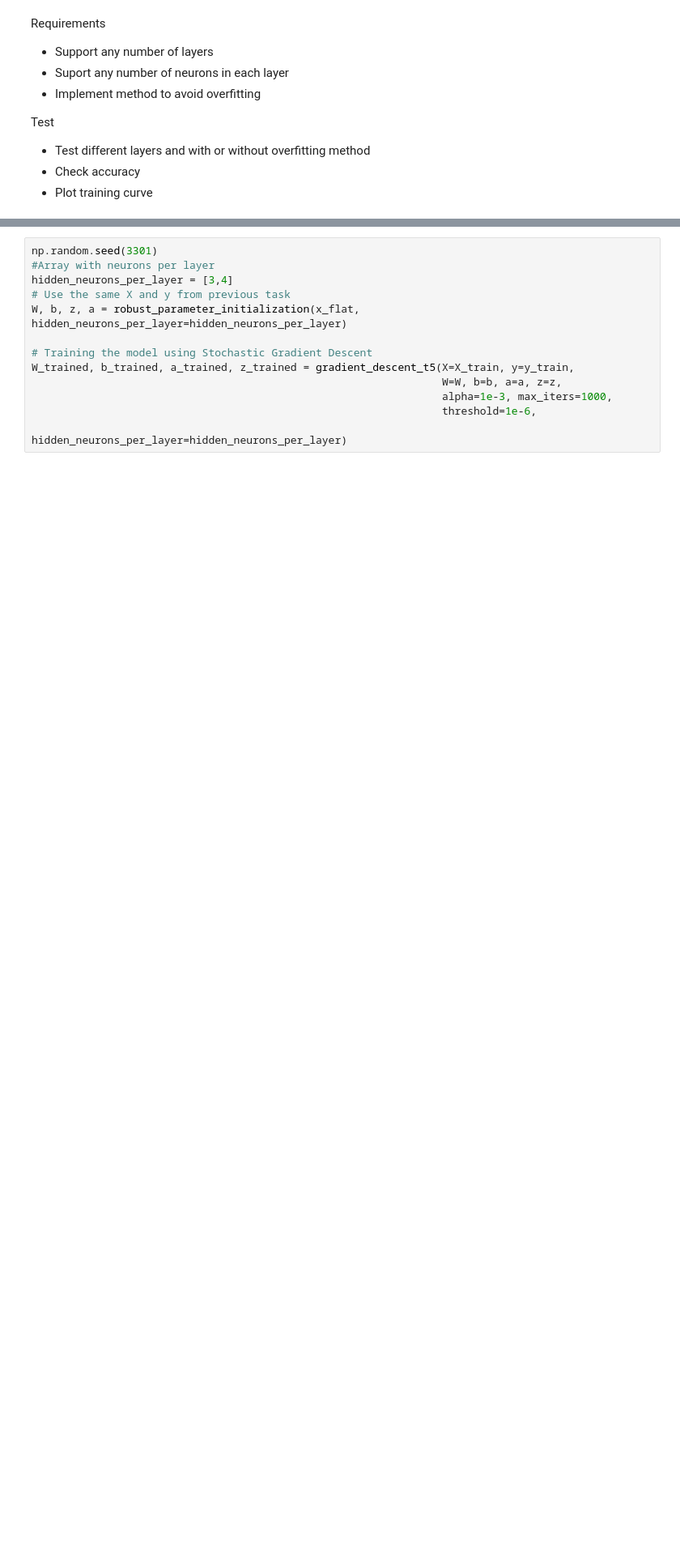
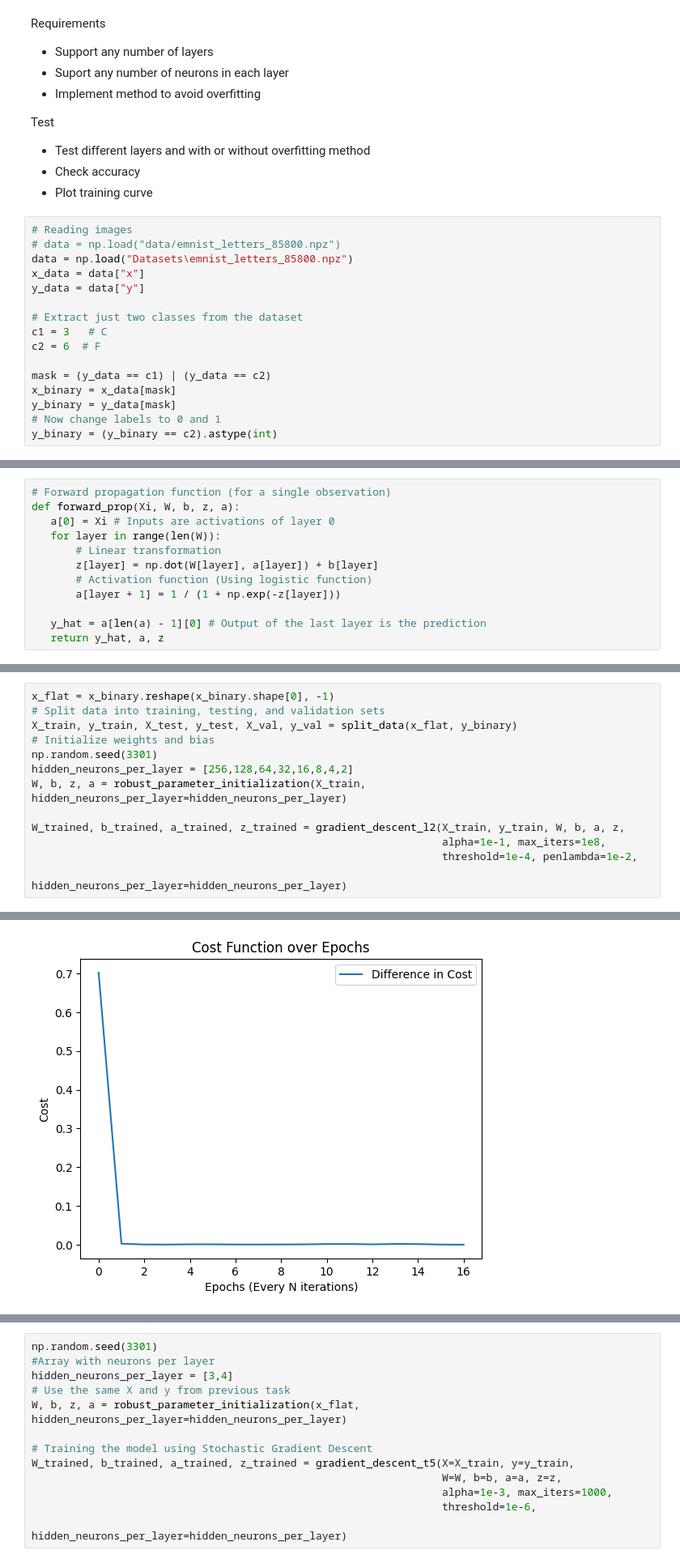
Before and after one commit to JulienJessmon/DeepLearning1, a Jupyter notebook: Assignment1.ipynb, the cells around one changed output, grey strips where cells are left out. Shown at 81% size. Saved outputs shown, nothing was run; the diff lists cells and outputs as text; blank space fills up the shorter version.

```diff
--- a/Assignment1.ipynb
+++ b/Assignment1.ipynb
@@ -656,3 +658,19 @@ Test
 - Test different layers and with or without overfitting method
 - Check accuracy
 - Plot training curve
+# %%
+# Reading images
+# data = np.load("data/emnist_letters_85800.npz")
+data = np.load("Datasets\emnist_letters_85800.npz")
+x_data = data["x"]
+y_data = data["y"]
+
+# Extract just two classes from the dataset
+c1 = 3   # C
+c2 = 6  # F
+
+mask = (y_data == c1) | (y_data == c2)
+x_binary = x_data[mask]
+y_binary = y_data[mask]
+# Now change labels to 0 and 1
+y_binary = (y_binary == c2).astype(int)
@@ -658,0 +717,12 @@ Test
+# %%
+# Forward propagation function (for a single observation)
+def forward_prop(Xi, W, b, z, a):
+   a[0] = Xi # Inputs are activations of layer 0
+   for layer in range(len(W)):
+       # Linear transformation
+       z[layer] = np.dot(W[layer], a[layer]) + b[layer]
+       # Activation function (Using logistic function)
+       a[layer + 1] = 1 / (1 + np.exp(-z[layer]))
+
+   y_hat = a[len(a) - 1][0] # Output of the last layer is the prediction
+   return y_hat, a, z
@@ -658,0 +844,14 @@ Test
+# %%
+x_flat = x_binary.reshape(x_binary.shape[0], -1)
+# Split data into training, testing, and validation sets
+X_train, y_train, X_test, y_test, X_val, y_val = split_data(x_flat, y_binary)
+# Initialize weights and bias
+np.random.seed(3301)
+hidden_neurons_per_layer = [256,128,64,32,16,8,4,2]
+W, b, z, a = robust_parameter_initialization(X_train, hidden_neurons_per_layer=hidden_neurons_per_layer)
+
+W_trained, b_trained, a_trained, z_trained = gradient_descent_l2(X_train, y_train, W, b, a, z,
+                                                                 alpha=1e-1, max_iters=1e8,
+                                                                 threshold=1e-4, penlambda=1e-2,
+                                                                 hidden_neurons_per_layer=hidden_neurons_per_layer)
+# %% [output]
@@ -658,0 +860 @@ Test
+[figure, added]
```
Also changed, not shown: parts of 13 cells of this notebook.
